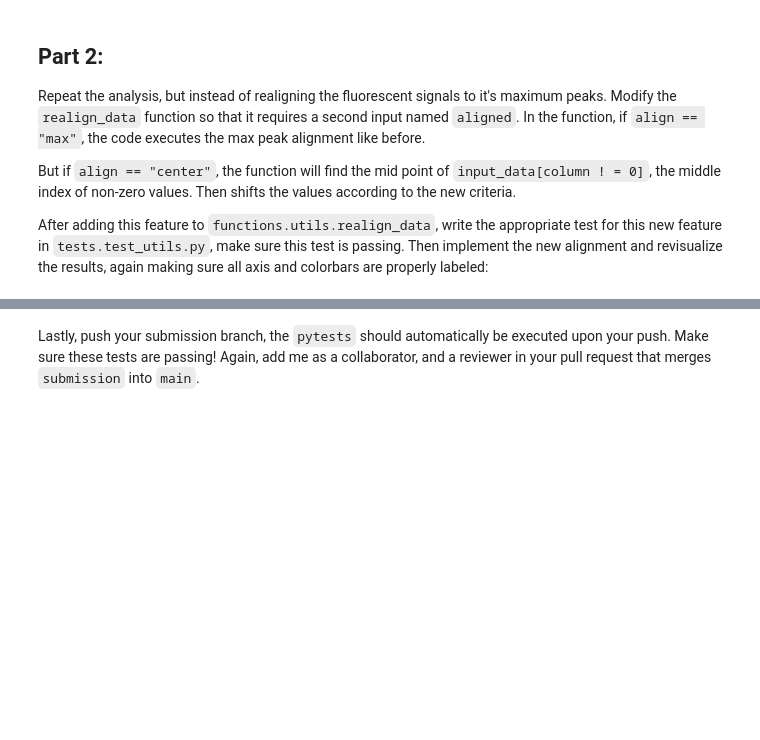
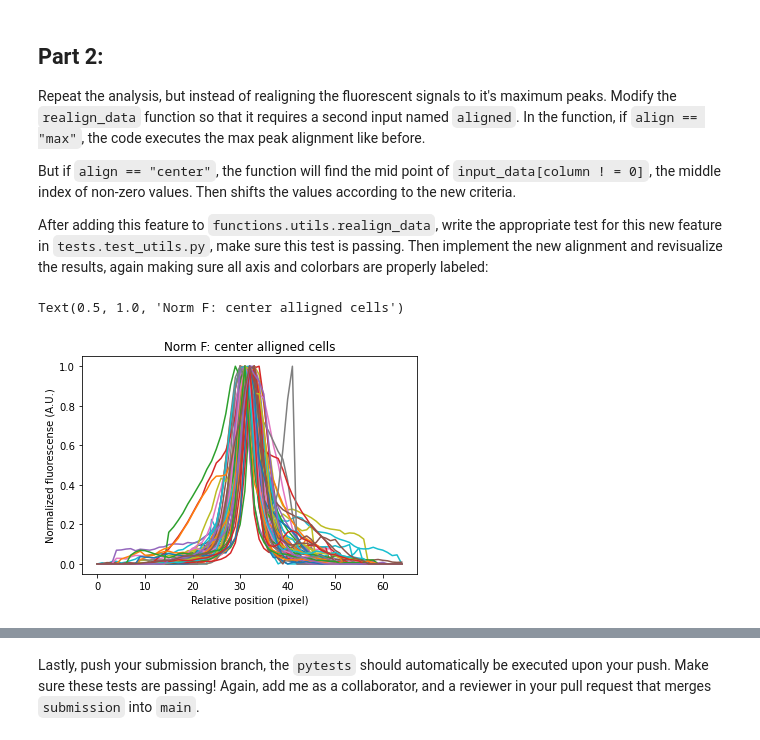
Before and after one commit to jferrante/wcm_datasci_basics_06images, a Jupyter notebook: assignment/process_csv.ipynb, the cells around one changed output, grey strips where cells are left out. Drawn from its saved outputs; the diff is of its cells as text; code cells hidden in the pictures; blank space fills up the shorter version.

```diff
--- a/assignment/process_csv.ipynb
+++ b/assignment/process_csv.ipynb
@@ -197,0 +163,23 @@ After adding this feature to `functions.utils.realign_data`, write the appropria
+# %%
+# apply your new realignment here
+df_aligned2, shifts2 = realign_data(df, "center")
+
+# pre-allocate an empty dataframe of 0's to be filled with normalized values, the index and column of this dataframe will be the same as the df_aligned dataframe:
+nrow,ncol = df_aligned2.shape
+df_normalized2 = pd.DataFrame(np.zeros((nrow, ncol)))
+
+# fill in the `df_normalized` dataframe with normalized columns:
+for columnNum, vals in df_aligned2.iteritems():
+    # find the indices of the column that are not 0, only normalize those:
+    ind = df_aligned2.index[df_aligned2[columnNum]!=0].tolist()
+    # Normalize of those:
+    df_normalized2.loc[ind,columnNum] = minmax_scale(df_aligned2.loc[ind,columnNum].values)
+# %%
+# visualize all of the newly aligned data
+plt.plot(df_normalized2);
+plt.xlabel('Relative position (pixel)')
+plt.ylabel('Normalized fluorescense (A.U.)')
+plt.title('Norm F: center alligned cells')
+# %% [output]
+Text(0.5, 1.0, 'Norm F: center alligned cells')
+[figure, added]
```
Also changed, not shown: parts of 12 cells of this notebook, 2 other files.
